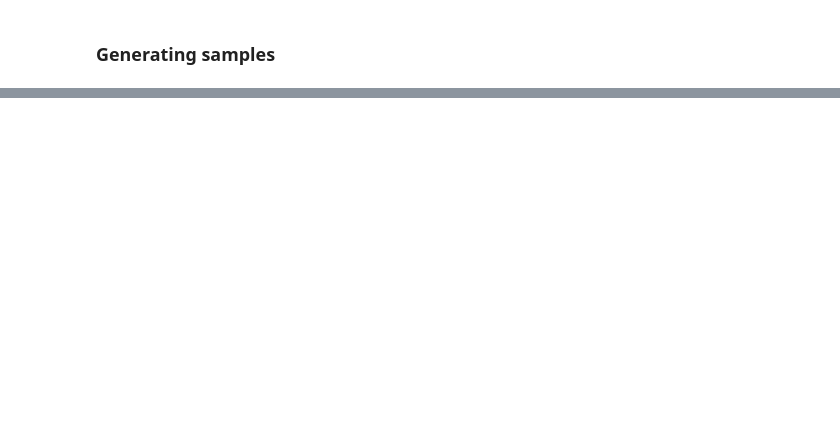
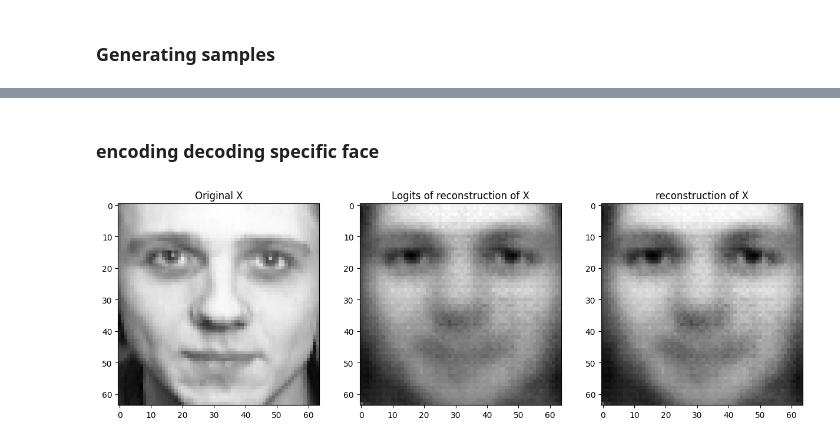
Before and after one commit to Janko-dev/deeplearning_notebooks, a Jupyter notebook: notebooks/generative_models.ipynb, the cells around one changed output, grey strips where cells are left out. Saved outputs shown, nothing was run; the diff lists cells and outputs as text; code cells hidden in the pictures; blank space fills up the shorter version.

Commit message:
generative faces

```diff
--- a/notebooks/generative_models.ipynb
+++ b/notebooks/generative_models.ipynb
@@ -448,0 +472,24 @@ plt.imshow(y_preds, cmap='gray')
+# %%
+dataset = (mat['faces'].T.reshape(-1, 1, 64, 64))
+dataset = np.transpose(dataset, axes=(0, 1, 3, 2)).astype('float32')
+
+dataset = (dataset - np.min(dataset))/np.ptp(dataset)
+
+dataset = torch.tensor(dataset)
+# test_val_set = (mat['u'].T.reshape(-1, 1, 64, 64))
+
+# dataset = torch.tensor((dataset - np.mean(dataset, axis=(2, 3), keepdims=True)) / np.std(dataset, axis=(2, 3), keepdims=True)).type(torch.float32)
+# dataset = transform(dataset)
+
+# test_val_set = torch.tensor((test_val_set - np.mean(test_val_set, axis=(2, 3), keepdims=True)) / np.std(test_val_set, axis=(2, 3), keepdims=True)).type(torch.float32)
+# test_val_set.transpose_(-2, -1)
+
+mask = np.ones((dataset.shape[0]), bool)
+idx = np.random.choice(dataset.shape[0], size=int(0.2 * dataset.shape[0]), replace=False)
+mask[idx] = False
+
+X_train = dataset[mask]
+X_test = dataset[~mask][:idx.shape[0]//2]
+X_val = dataset[~mask][idx.shape[0]//2:]
+
+(X_train.shape, X_test.shape, X_val.shape)
@@ -448,0 +686,22 @@ plt.imshow(y_preds, cmap='gray')
+# %% [markdown]
+### encoding decoding specific face
+# %%
+idx = 21
+X_sample = X_test[idx].unsqueeze(1).to('cuda')
+
+y_pred, _, _, _ = generator(X_sample)
+
+fig, (ax1, ax2, ax3) = plt.subplots(1, 3, figsize=(15, 5))
+
+ax1.imshow(X_sample.cpu().squeeze(), cmap='gray')
+ax1.set_title("Original X")
+
+ax2.imshow(y_pred.cpu().squeeze().detach(), cmap='gray')
+ax2.set_title("Logits of reconstruction of X")
+
+ax3.imshow(F.sigmoid(y_pred).cpu().squeeze().detach(), cmap='gray')
+ax3.set_title("reconstruction of X")
+
+plt.show()
+# %% [output]
+[figure, added]
```
Also changed, not shown: parts of 22 cells of this notebook, 4 other files.
